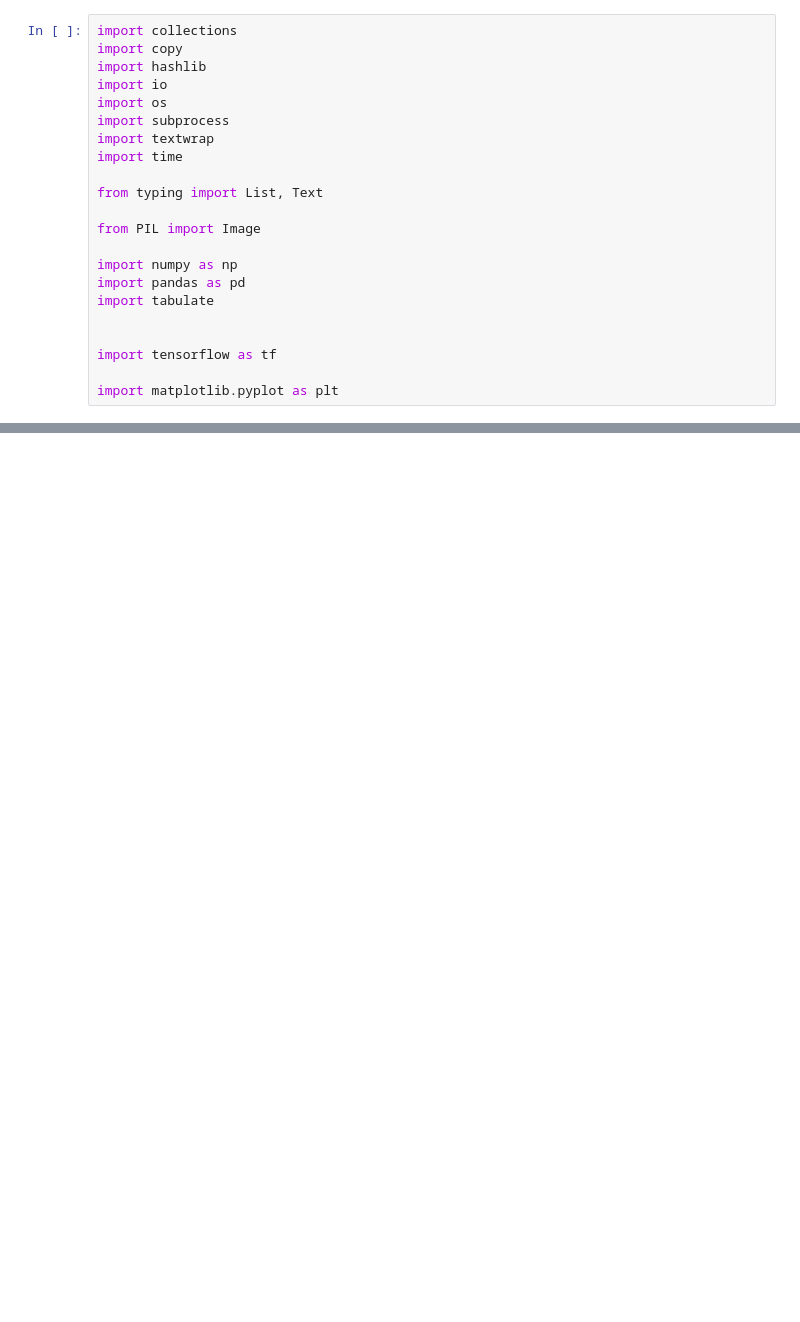
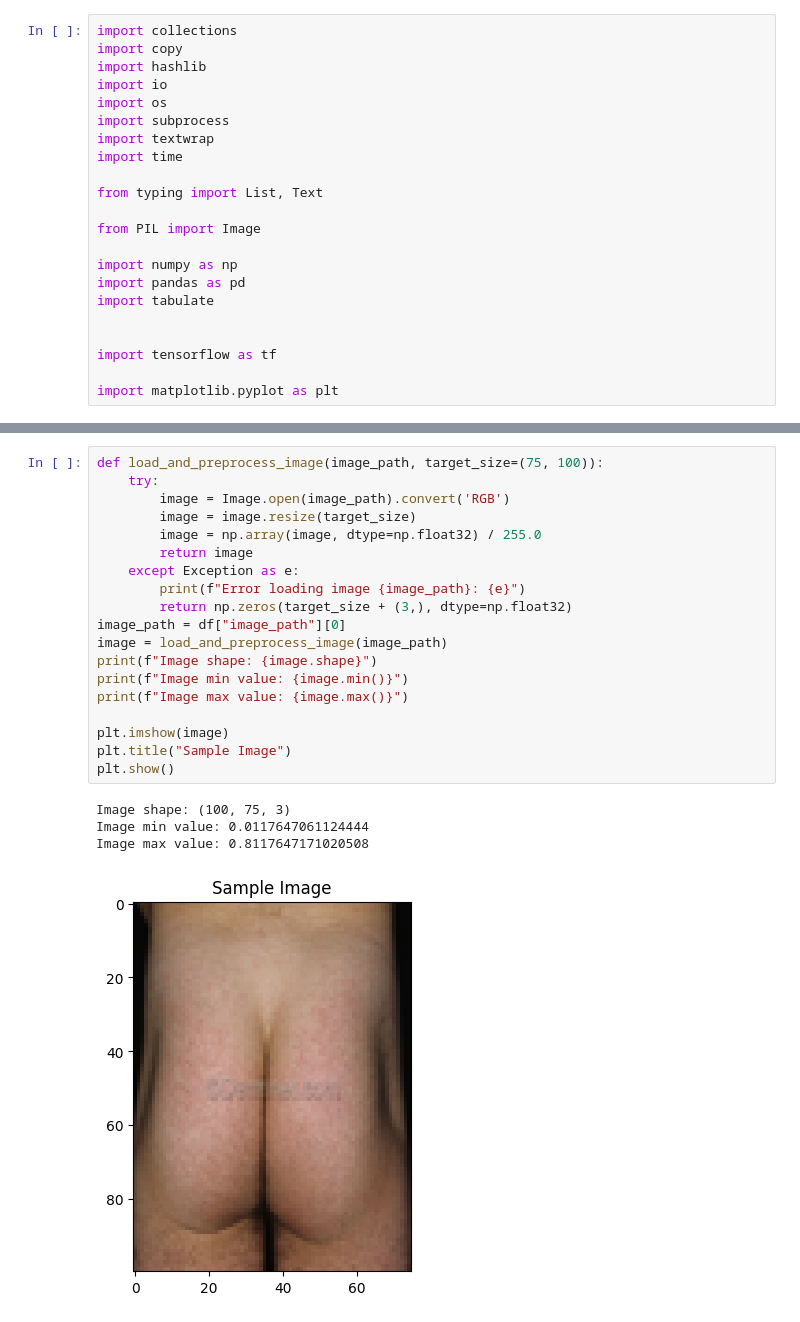
Before and after one commit to ntvinh2005/skin_disease_detection, a Jupyter notebook: skin_detection.ipynb, the cells around one changed output, grey strips where cells are left out. Cells and saved outputs as stored; diff of their text form; blank space fills up the shorter version.

```diff
--- a/skin_detection.ipynb
+++ b/skin_detection.ipynb
@@ -108 +114,25 @@ print(binary_labels[5])
+# %%
+def load_and_preprocess_image(image_path, target_size=(75, 100)):
+    try:
+        image = Image.open(image_path).convert('RGB')
+        image = image.resize(target_size)
+        image = np.array(image, dtype=np.float32) / 255.0
+        return image
+    except Exception as e:
+        print(f"Error loading image {image_path}: {e}")
+        return np.zeros(target_size + (3,), dtype=np.float32)
+image_path = df["image_path"][0]
+image = load_and_preprocess_image(image_path)
+print(f"Image shape: {image.shape}")
+print(f"Image min value: {image.min()}")
+print(f"Image max value: {image.max()}")
+
+plt.imshow(image)
+plt.title("Sample Image")
+plt.show()
+# %% [output]
+Image shape: (100, 75, 3)
+Image min value: 0.0117647061124444
+Image max value: 0.8117647171020508
+[figure, added]
 # %%
```
Also changed, not shown: parts of 23 cells of this notebook, 1 other file.
